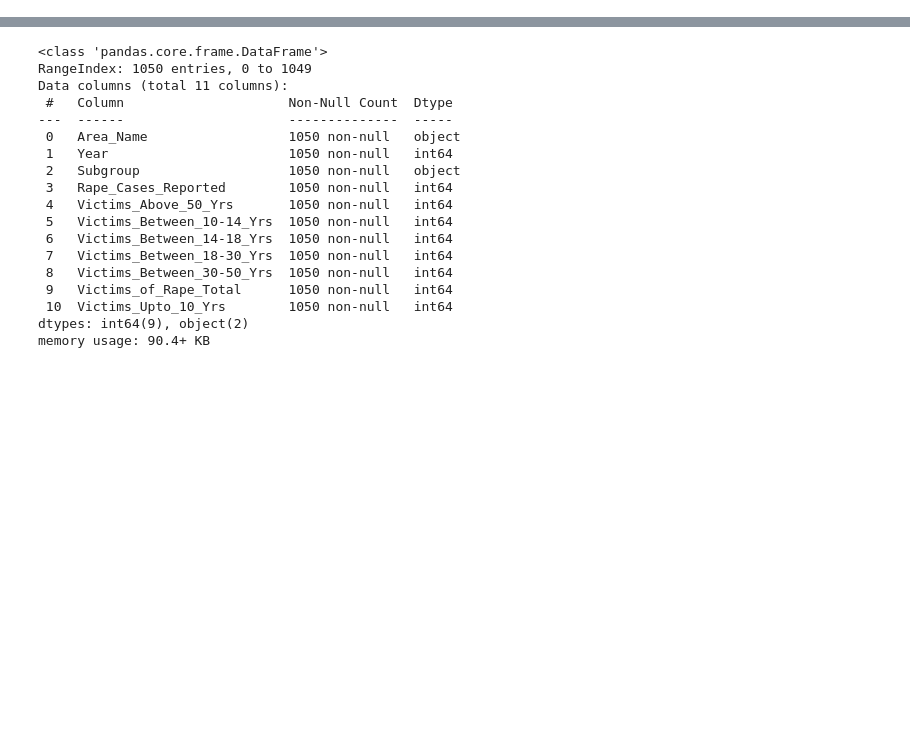
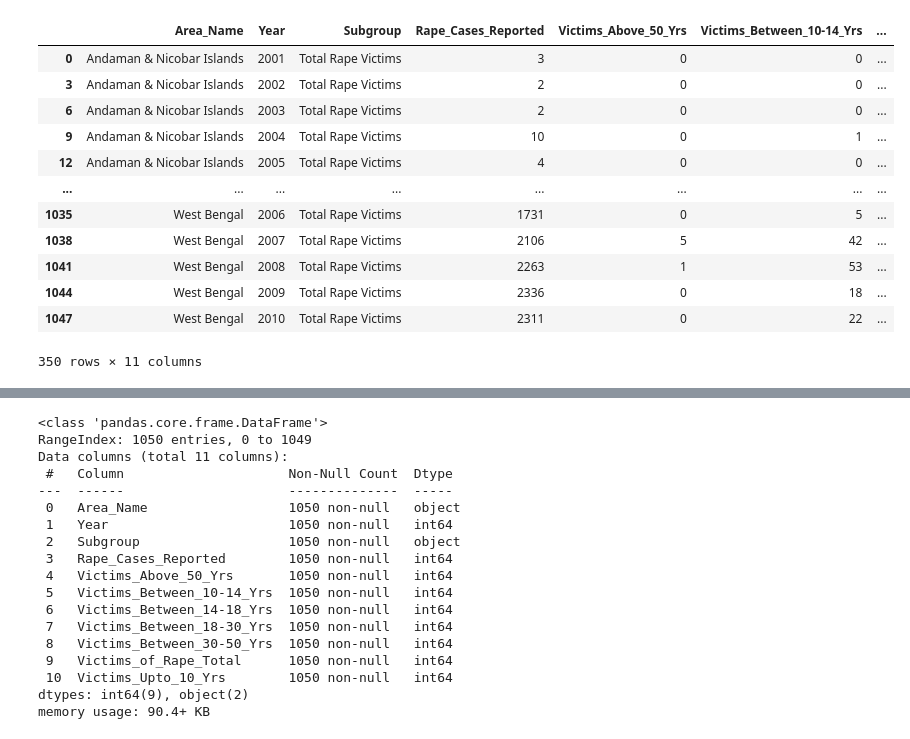
Before and after one commit to dsvikasojha/Practice-Projects-20--India-Crime, a Jupyter notebook: Practice Project 20 Rape Victim.ipynb, the cells around one changed output, grey strips where cells are left out. Cells and saved outputs as stored; diff of their text form; code cells hidden in the pictures; blank space fills up the shorter version.

```diff
--- a/Practice Project 20 Rape Victim.ipynb
+++ b/Practice Project 20 Rape Victim.ipynb
@@ -17,0 +20,18 @@ ds.head()
+# %%
+ds1=ds[ds['Subgroup']=='Total Rape Victims']
+# %%
+ds1
+# %% [output]
+|  | Area_Name | Year | Subgroup | Rape_Cases_Reported | Victims_Above_50_Yrs | Victims_Between_10-14_Yrs | ... |
+| 0 | Andaman & Nicobar Islands | 2001 | Total Rape Victims | 3 | 0 | 0 | ... |
+| 3 | Andaman & Nicobar Islands | 2002 | Total Rape Victims | 2 | 0 | 0 | ... |
+| 6 | Andaman & Nicobar Islands | 2003 | Total Rape Victims | 2 | 0 | 0 | ... |
+| 9 | Andaman & Nicobar Islands | 2004 | Total Rape Victims | 10 | 0 | 1 | ... |
+| 12 | Andaman & Nicobar Islands | 2005 | Total Rape Victims | 4 | 0 | 0 | ... |
+| ... | ... | ... | ... | ... | ... | ... | ... |
+| 1035 | West Bengal | 2006 | Total Rape Victims | 1731 | 0 | 5 | ... |
+| 1038 | West Bengal | 2007 | Total Rape Victims | 2106 | 5 | 42 | ... |
+| 1041 | West Bengal | 2008 | Total Rape Victims | 2263 | 1 | 53 | ... |
+| 1044 | West Bengal | 2009 | Total Rape Victims | 2336 | 0 | 18 | ... |
+| 1047 | West Bengal | 2010 | Total Rape Victims | 2311 | 0 | 22 | ... |
+350 rows × 11 columns
```
Also changed, not shown: parts of 8 cells of this notebook.
